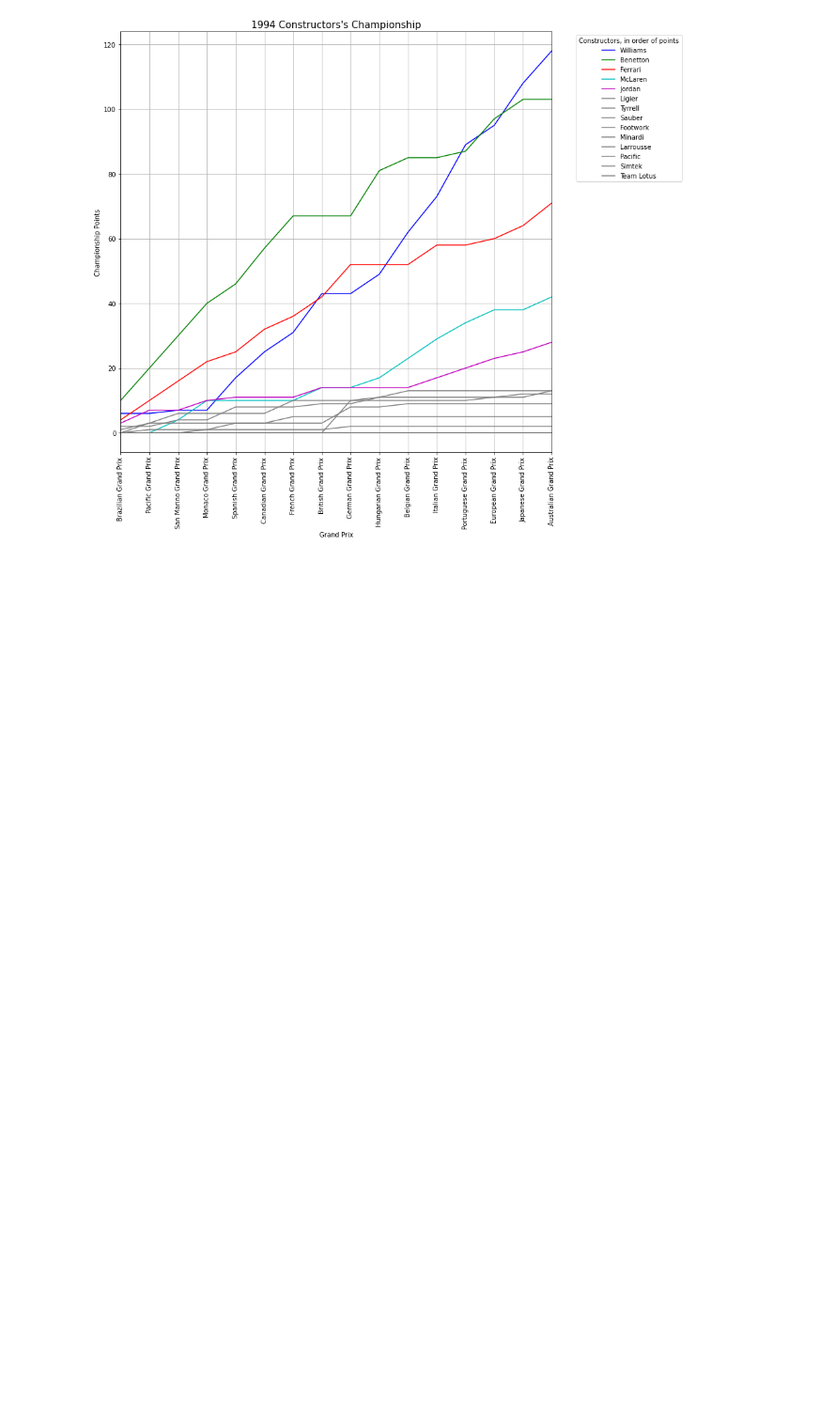
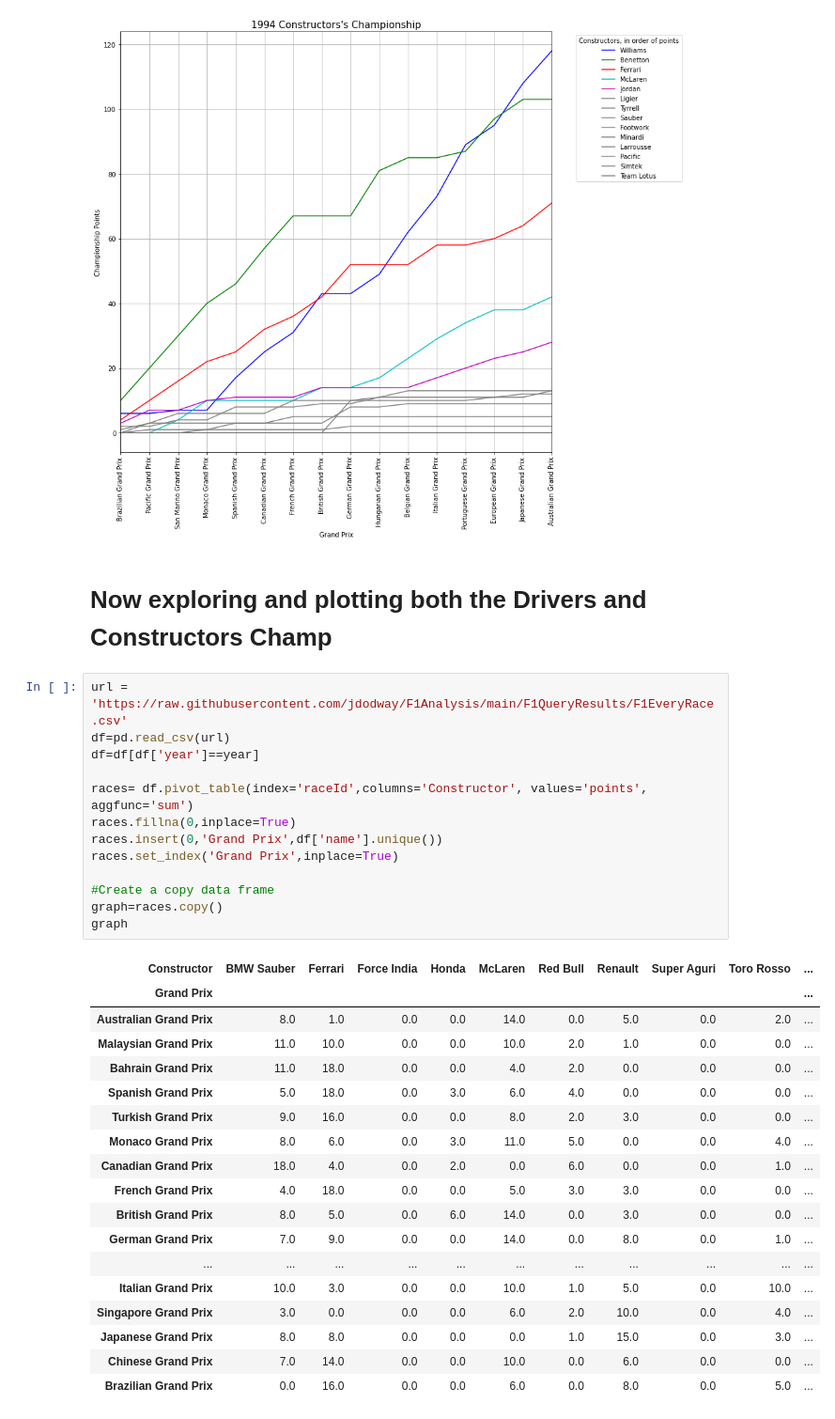
Before and after one commit to jdodway/F1Analysis, a Jupyter notebook: F1RaceYearScratchWork.ipynb, the cells around one changed output. Shown at 94% size. Cells and saved outputs as stored; diff of their text form; blank space fills up the shorter version.

```diff
--- a/F1RaceYearScratchWork.ipynb
+++ b/F1RaceYearScratchWork.ipynb
@@ -503,3 +503,37 @@ Ferrari                                        71
 McLaren                                        42
 Jordan                                         28
 [figure]
+# %% [markdown]
+# Now exploring and plotting both the Drivers and Constructors Champ
+# %%
+url = 'https://raw.githubusercontent.com/jdodway/F1Analysis/main/F1QueryResults/F1EveryRace.csv'
+df=pd.read_csv(url)
+df=df[df['year']==year]
+
+races= df.pivot_table(index='raceId',columns='Constructor', values='points', aggfunc='sum')
+races.fillna(0,inplace=True)
+races.insert(0,'Grand Prix',df['name'].unique())
+races.set_index('Grand Prix',inplace=True)
+
+#Create a copy data frame
+graph=races.copy()
+graph
+# %% [output]
+| Constructor | BMW Sauber | Ferrari | Force India | Honda | McLaren | Red Bull | Renault | Super Aguri | Toro Rosso | ... |
+| Grand Prix |  |  |  |  |  |  |  |  |  | ... |
+| Australian Grand Prix | 8.0 | 1.0 | 0.0 | 0.0 | 14.0 | 0.0 | 5.0 | 0.0 | 2.0 | ... |
+| Malaysian Grand Prix | 11.0 | 10.0 | 0.0 | 0.0 | 10.0 | 2.0 | 1.0 | 0.0 | 0.0 | ... |
+| Bahrain Grand Prix | 11.0 | 18.0 | 0.0 | 0.0 | 4.0 | 2.0 | 0.0 | 0.0 | 0.0 | ... |
+| Spanish Grand Prix | 5.0 | 18.0 | 0.0 | 3.0 | 6.0 | 4.0 | 0.0 | 0.0 | 0.0 | ... |
+| Turkish Grand Prix | 9.0 | 16.0 | 0.0 | 0.0 | 8.0 | 2.0 | 3.0 | 0.0 | 0.0 | ... |
+| Monaco Grand Prix | 8.0 | 6.0 | 0.0 | 3.0 | 11.0 | 5.0 | 0.0 | 0.0 | 4.0 | ... |
+| Canadian Grand Prix | 18.0 | 4.0 | 0.0 | 2.0 | 0.0 | 6.0 | 0.0 | 0.0 | 1.0 | ... |
+| French Grand Prix | 4.0 | 18.0 | 0.0 | 0.0 | 5.0 | 3.0 | 3.0 | 0.0 | 0.0 | ... |
+| British Grand Prix | 8.0 | 5.0 | 0.0 | 6.0 | 14.0 | 0.0 | 3.0 | 0.0 | 0.0 | ... |
+| German Grand Prix | 7.0 | 9.0 | 0.0 | 0.0 | 14.0 | 0.0 | 8.0 | 0.0 | 1.0 | ... |
+| ... | ... | ... | ... | ... | ... | ... | ... | ... | ... | ... |
+| Italian Grand Prix | 10.0 | 3.0 | 0.0 | 0.0 | 10.0 | 1.0 | 5.0 | 0.0 | 10.0 | ... |
+| Singapore Grand Prix | 3.0 | 0.0 | 0.0 | 0.0 | 6.0 | 2.0 | 10.0 | 0.0 | 4.0 | ... |
+| Japanese Grand Prix | 8.0 | 8.0 | 0.0 | 0.0 | 0.0 | 1.0 | 15.0 | 0.0 | 3.0 | ... |
+| Chinese Grand Prix | 7.0 | 14.0 | 0.0 | 0.0 | 10.0 | 0.0 | 6.0 | 0.0 | 0.0 | ... |
+| Brazilian Grand Prix | 0.0 | 16.0 | 0.0 | 0.0 | 6.0 | 0.0 | 8.0 | 0.0 | 5.0 | ... |
```
Also changed, not shown: parts of 5 cells of this notebook, 2 other files.
